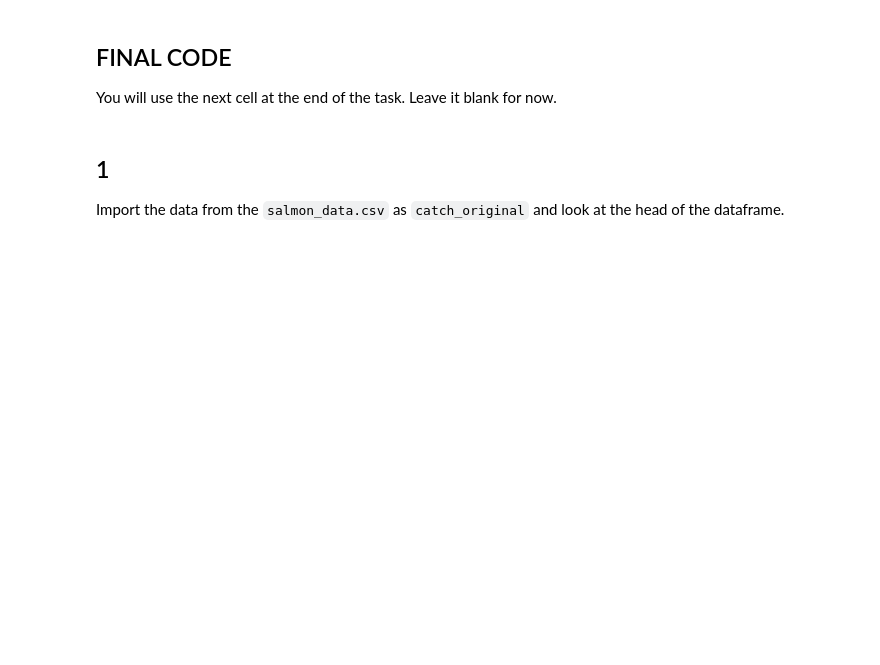
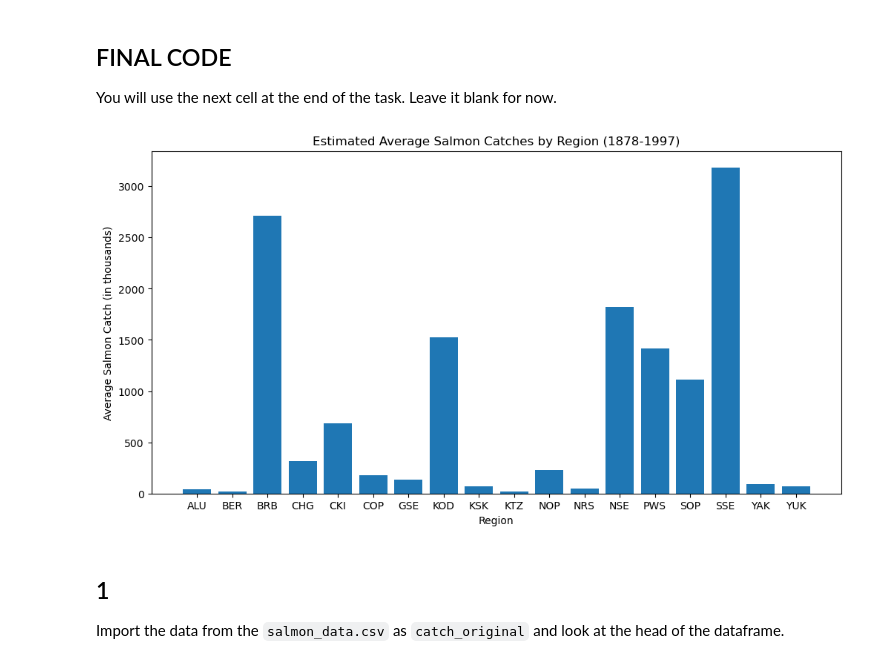
Before and after one commit to ccaswell25/eds220-hwk-2, a Jupyter notebook: hwk2-task3-salmon.ipynb, the cells around one changed output. Saved outputs shown, nothing was run; the diff lists cells and outputs as text; code cells hidden in the pictures; blank space fills up the shorter version.

Commit message:
finalizing task 3

```diff
--- a/hwk2-task3-salmon.ipynb
+++ b/hwk2-task3-salmon.ipynb
@@ -39,3 +37,23 @@ You will use the next cell at the end of the task. Leave it blank for now.
+# %%
+### ===== FINAL CODE =====
+import pandas as pd #importing pandas library
+import matplotlib.pyplot as plt #importing matplotlib library
+catch_original = pd.read_csv('salmon_data.csv') #importing the salmon data
+columns_to_drop = ['notesRegCode'] #specifying columns to drop
+catch_original.drop(columns_to_drop, inplace=True, axis = 1) #dropping column notesRegCode
+catch_original[catch_original['Catch'].astype(str).str.contains('I')] # Filtering to find the row that contains 'I'
+catch_original.at[400, 'Catch'] = 1 # Setting the I value to 1:
+catch_original['Catch'] = catch_original['Catch'].astype('int64') #Making the Catch column of type int64
+avg_catch = catch_original.groupby('Region')['Catch'].mean() #Calculating the average catch by region
+avg_catch = pd.DataFrame(avg_catch).reset_index() #Creating a dataframe with average catch per region
+plt.figure(figsize=(12, 6)) #Creating our plot canvas
+plt.bar(avg_catch['Region'], avg_catch['Catch']) #Creating a bar graph
+plt.title('Estimated Average Salmon Catches by Region (1878-1997)') #Giving the graph a title
+plt.xlabel('Region') #Giving the graph an X label
+plt.ylabel('Average Salmon Catch (in thousands)') #Giving the graph a y label
+plt.show() #Printing the graph
+# %% [output]
+[figure, added]
 # %% [markdown]
 ## 1
 
```
Also changed, not shown: parts of 5 cells of this notebook.
